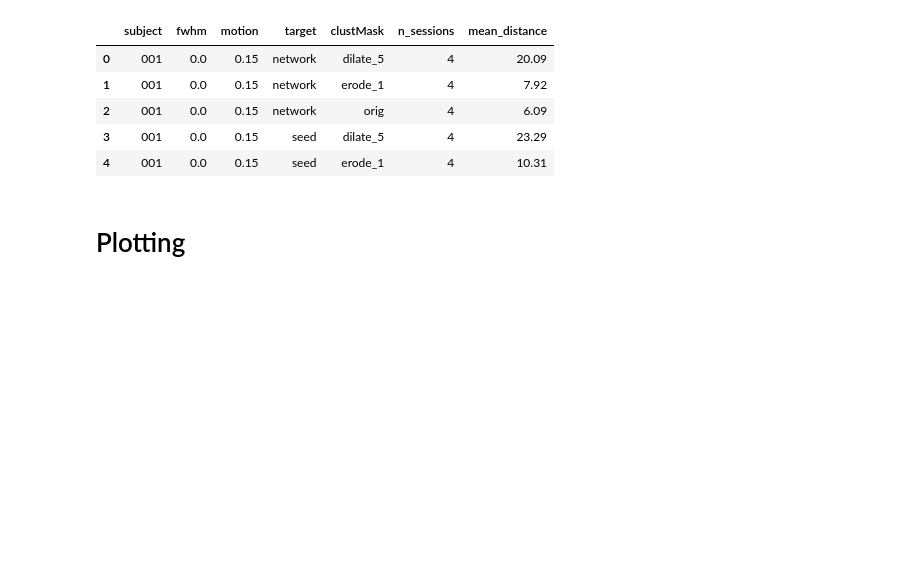
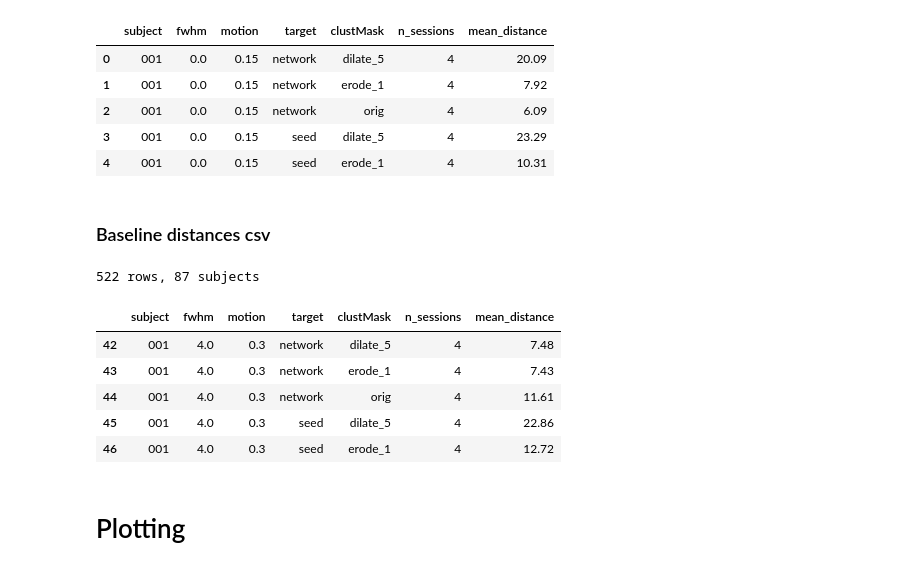
Before and after one commit to aboharbf/TMS-Targeting-Pipeline, a Jupyter notebook: main_paramGrid.ipynb, the cells around one changed output. Cells and saved outputs as stored; diff of their text form; code cells hidden in the pictures; blank space fills up the shorter version.

```diff
--- a/main_paramGrid.ipynb
+++ b/main_paramGrid.ipynb
@@ -171,6 +171,27 @@ n_sessions
 | 2 | 001 | 0.0 | 0.15 | network | orig | 4 | 6.09 |
 | 3 | 001 | 0.0 | 0.15 | seed | dilate_5 | 4 | 23.29 |
 | 4 | 001 | 0.0 | 0.15 | seed | erode_1 | 4 | 10.31 |
+# %% [markdown]
+### Baseline distances csv
+# %%
+# Baseline preprocessing (same settings as the base afni_proc run): FWHM 4 mm, motion censor 0.3
+baseline = {'fwhm': 4, 'motion': 0.3}
+
+isBaseline = (combodf['fwhm'] == baseline['fwhm']) & (combodf['motion'] == baseline['motion'])
+coredf = combodf[isBaseline]
+assert len(coredf), f'No rows match baseline {baseline}'
+
+coredf.to_csv(os.path.join(output_dir, 'combodf_core.csv'), index=False)
+print(f"{len(coredf)} rows, {coredf['subject'].nunique()} subjects")
+coredf.head()
+# %% [output]
+522 rows, 87 subjects
+|  | subject | fwhm | motion | target | clustMask | n_sessions | mean_distance |
+| 42 | 001 | 4.0 | 0.3 | network | dilate_5 | 4 | 7.48 |
+| 43 | 001 | 4.0 | 0.3 | network | erode_1 | 4 | 7.43 |
+| 44 | 001 | 4.0 | 0.3 | network | orig | 4 | 11.61 |
+| 45 | 001 | 4.0 | 0.3 | seed | dilate_5 | 4 | 22.86 |
+| 46 | 001 | 4.0 | 0.3 | seed | erode_1 | 4 | 12.72 |
 # %% [markdown]
 # Plotting
 # %%
```
Also changed, not shown: parts of 8 cells of this notebook, 7 other files.
